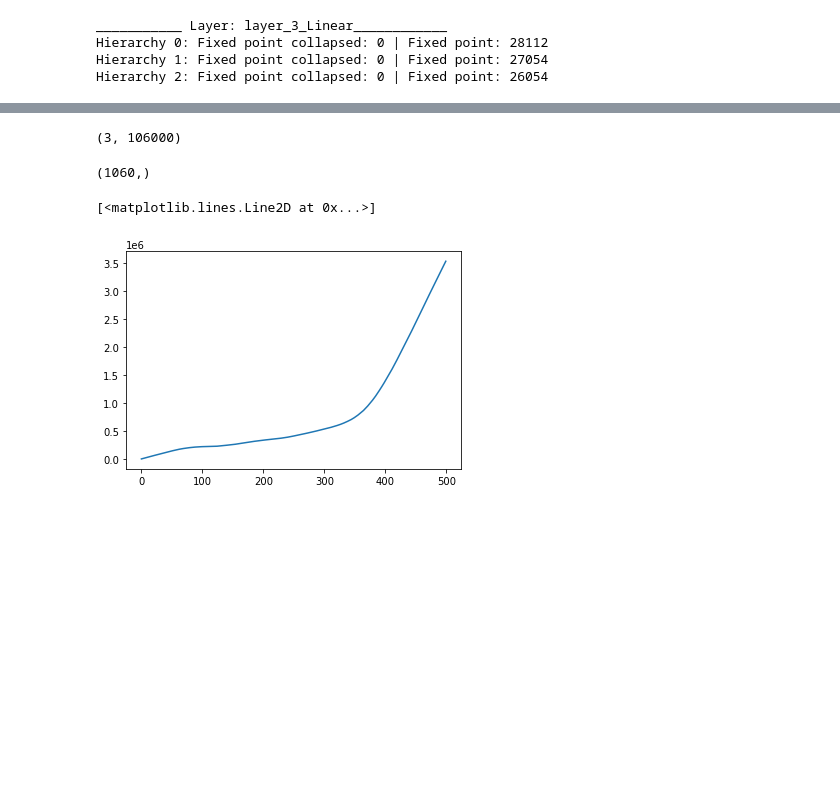
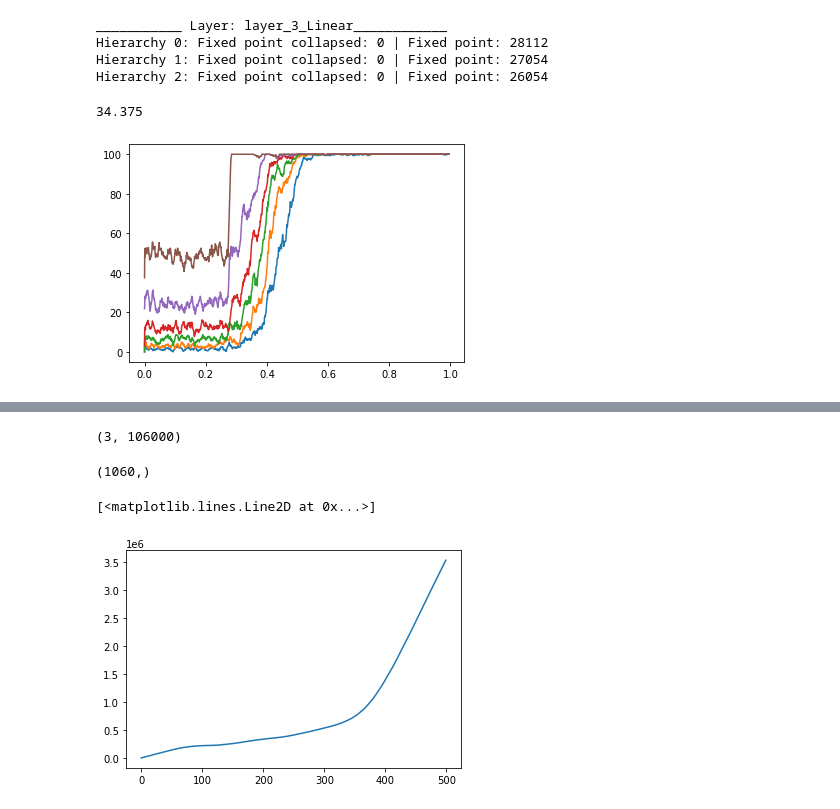
Before and after one commit to eghbalhosseini/neural_manifolds, a Jupyter notebook: KNN_analysis_func_standardize_eh_edit.ipynb, the cells around one changed output, grey strips where cells are left out. Cells and saved outputs as stored; diff of their text form; code cells hidden in the pictures; blank space fills up the shorter version.

```diff
--- a/KNN_analysis_func_standardize_eh_edit.ipynb
+++ b/KNN_analysis_func_standardize_eh_edit.ipynb
@@ -35,3 +33,5 @@ Matplotlib created a temporary config/cache directory at /tmp/matplotlib-kw3vfst
+# %%
+analyze_dir = '/mindhive/evlab/u/Shared/Greta_Eghbal_manifolds/analyze/'
 # %%
 ## SPECS ALL ##
 #layers = ['layer_1_Linear', 'laxyer_2_Linear', 'layer_3_Linear'] # 'layer_0_Input'
@@ -109,3 +109,12 @@ ___________ Layer: layer_3_Linear____________
 Hierarchy 0: Fixed point collapsed: 0 | Fixed point: 28112
 Hierarchy 1: Fixed point collapsed: 0 | Fixed point: 27054
 Hierarchy 2: Fixed point collapsed: 0 | Fixed point: 26054
+# %%
+with open(os.path.join(analyze_dir, "d_plot_specs.pkl"), "rb") as input_file:
+    d = pickle.load(input_file)
+# %%
+accs=[d['hier_accu'][i][2] for i in range(len(d['hier_accu']))]
+# %%
+accs[i][4]
+# %% [output]
+34.375
@@ -111,0 +123,6 @@ Hierarchy 2: Fixed point collapsed: 0 | Fixed point: 26054
+# %%
+for h in range(6):
+#         [accs[i][1] for i in range(len(accs))]
+    plt.plot(moving_average(d['x_bar'],av_window),moving_average([accs[i][h] for i in range(len(accs))],av_window),label=f'hier: {h}')
+# %% [output]
+[figure, added]
```
Also changed, not shown: parts of 7 cells of this notebook, 1 other file.
